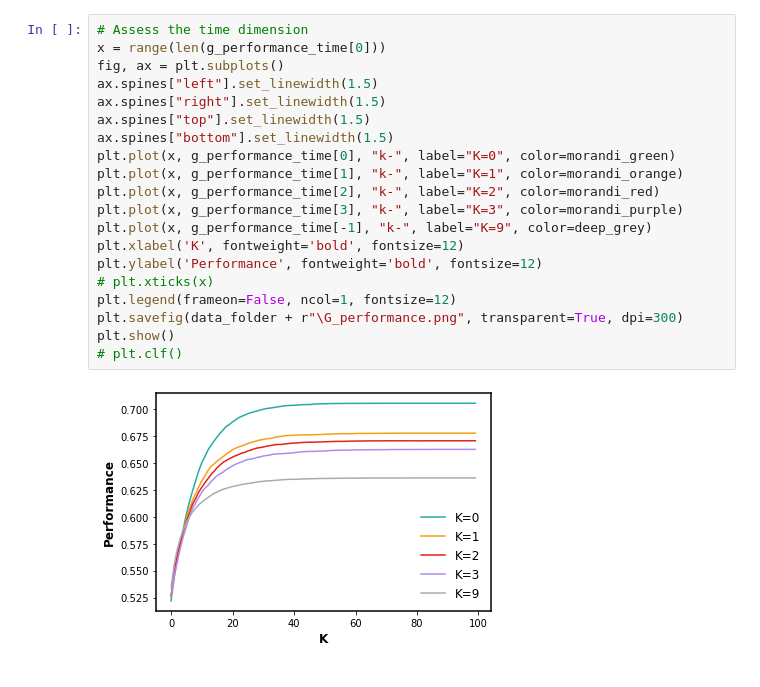
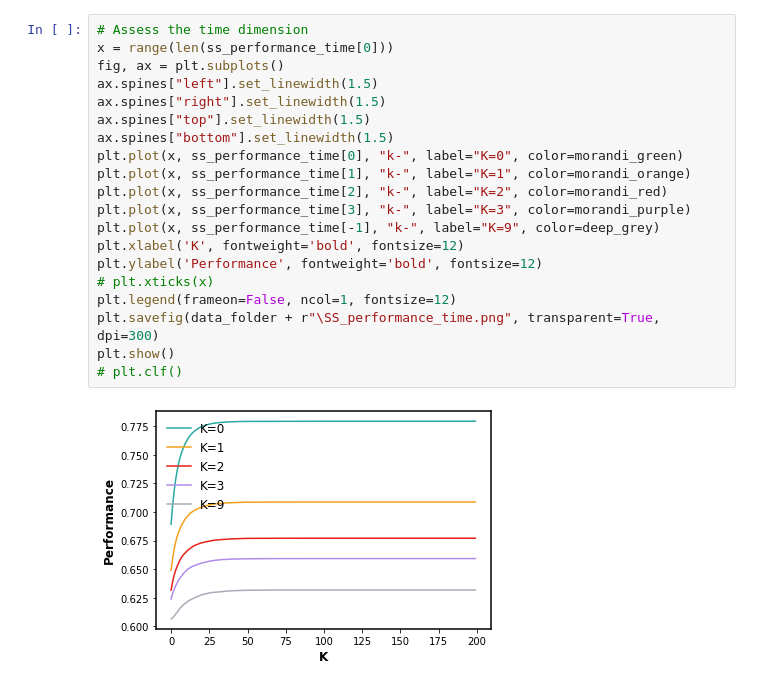
Before and after one commit to baldFemale/OpenInnovationFramework, a Jupyter notebook: Mechanism/LessIsEnough/Evaluator.ipynb, the cells around one changed output. Drawn from its saved outputs; the diff is of its cells as text.

```diff
--- a/Mechanism/LessIsEnough/Evaluator.ipynb
+++ b/Mechanism/LessIsEnough/Evaluator.ipynb
@@ -216,22 +259,22 @@ plt.show()
 # %%
 # Assess the time dimension
-x = range(len(g_performance_time[0]))
+x = range(len(ss_performance_time[0]))
 fig, ax = plt.subplots()
 ax.spines["left"].set_linewidth(1.5)
 ax.spines["right"].set_linewidth(1.5)
 ax.spines["top"].set_linewidth(1.5)
 ax.spines["bottom"].set_linewidth(1.5)
-plt.plot(x, g_performance_time[0], "k-", label="K=0", color=morandi_green)
-plt.plot(x, g_performance_time[1], "k-", label="K=1", color=morandi_orange)
-plt.plot(x, g_performance_time[2], "k-", label="K=2", color=morandi_red)
-plt.plot(x, g_performance_time[3], "k-", label="K=3", color=morandi_purple)
-plt.plot(x, g_performance_time[-1], "k-", label="K=9", color=deep_grey)
+plt.plot(x, ss_performance_time[0], "k-", label="K=0", color=morandi_green)
+plt.plot(x, ss_performance_time[1], "k-", label="K=1", color=morandi_orange)
+plt.plot(x, ss_performance_time[2], "k-", label="K=2", color=morandi_red)
+plt.plot(x, ss_performance_time[3], "k-", label="K=3", color=morandi_purple)
+plt.plot(x, ss_performance_time[-1], "k-", label="K=9", color=deep_grey)
 plt.xlabel('K', fontweight='bold', fontsize=12)
 plt.ylabel('Performance', fontweight='bold', fontsize=12)
 # plt.xticks(x)
 plt.legend(frameon=False, ncol=1, fontsize=12)
-plt.savefig(data_folder + r"\G_performance.png", transparent=True, dpi=300)
+plt.savefig(data_folder + r"\SS_performance_time.png", transparent=True, dpi=300)
 plt.show()
 # plt.clf()
 # %% [output]
-[figure, old version]
+[figure, new version]
```
Also changed, not shown: parts of 10 cells of this notebook, 11 other files.
